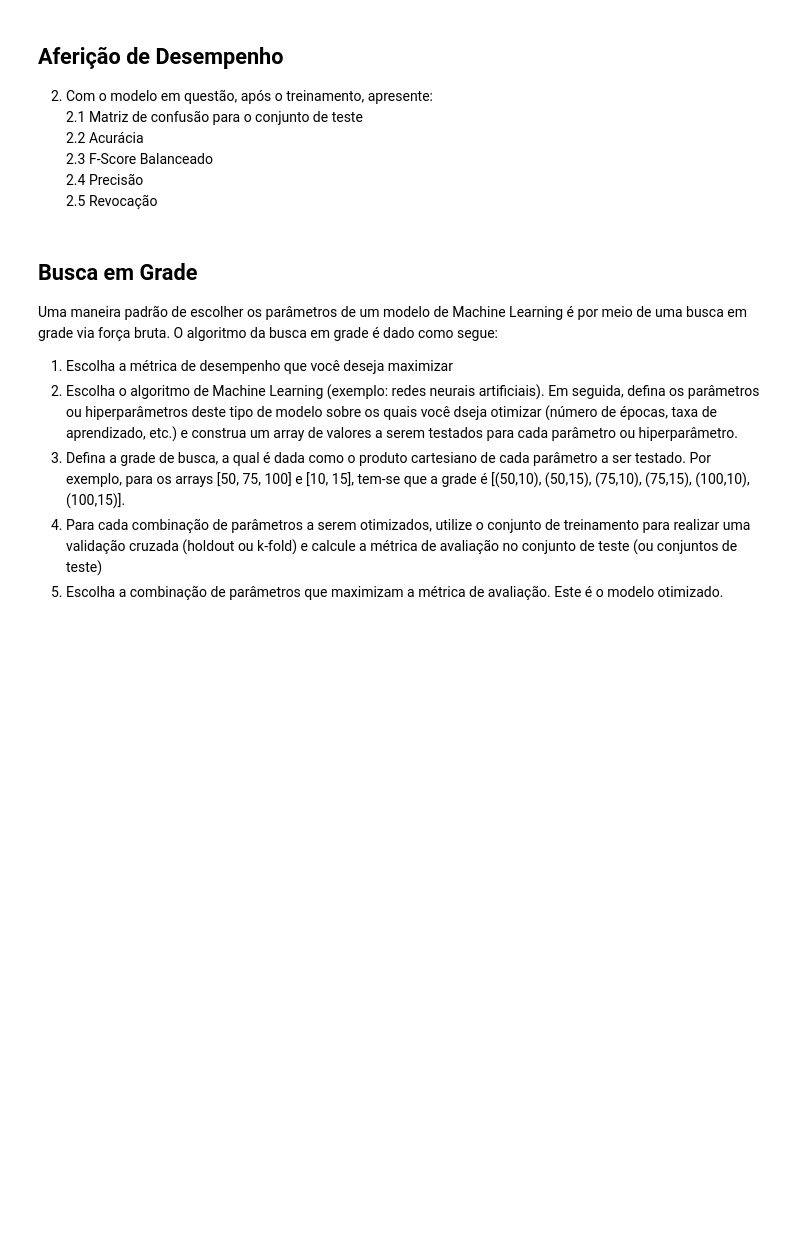
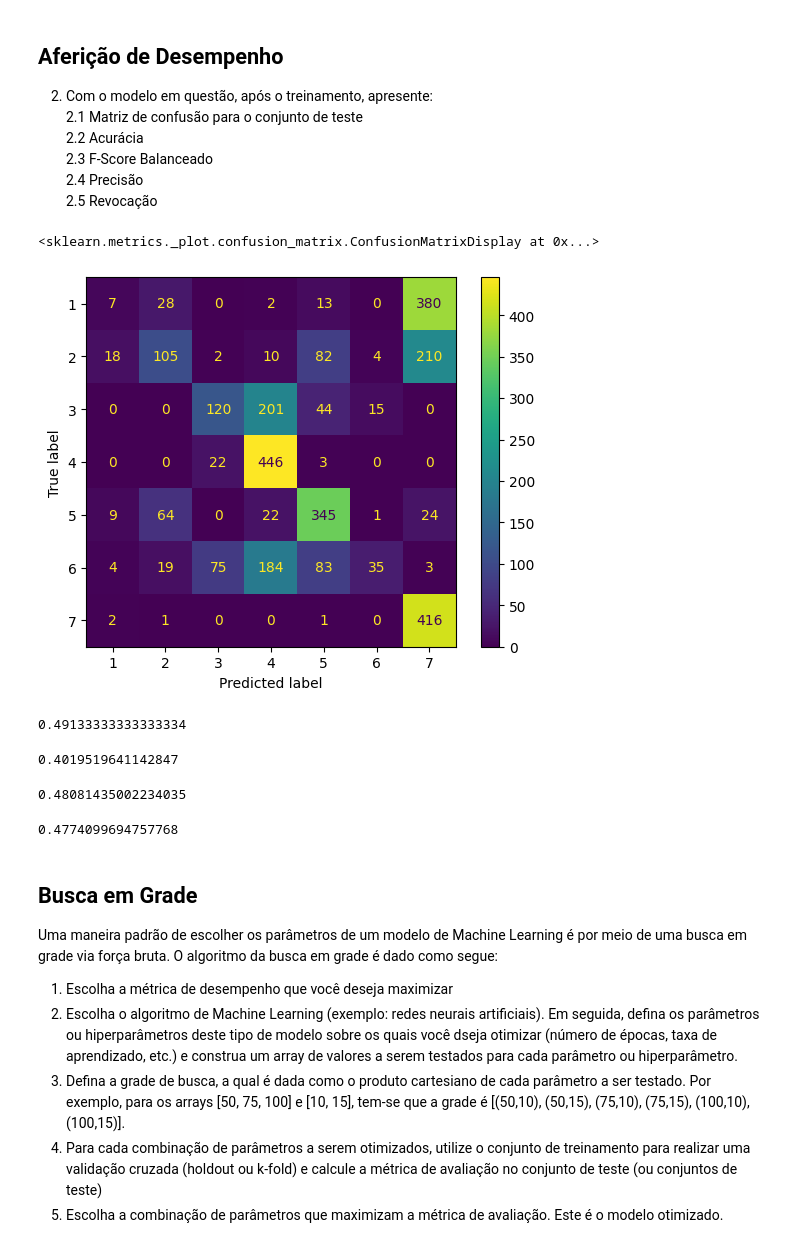
Before and after one commit to AurelioAquino92/ia-aplicada-uea, a Jupyter notebook: cobertura_florestal/iaa-2024-problema4.ipynb, the cells around one changed output. Saved outputs shown, nothing was run; the diff lists cells and outputs as text; code cells hidden in the pictures; blank space fills up the shorter version.

```diff
--- a/cobertura_florestal/iaa-2024-problema4.ipynb
+++ b/cobertura_florestal/iaa-2024-problema4.ipynb
@@ -50,3 +95,7 @@ df = pd.read_csv('/content/drive/My Drive/iaa/covtype2.csv', sep = ',')
+# %%
+Y = df['Cover_Type']
+# %%
+X_train, X_test, Y_train, Y_test = train_test_split(X, Y, test_size=0.3)
 # %% [markdown]
 ### Treinamento de uma RNA MLP para o problema
 
@@ -55,3 +104,7 @@ df = pd.read_csv('/content/drive/My Drive/iaa/covtype2.csv', sep = ',')
     1.2 Utilize o solver Adam
     1.3 Imprima o passo a passo do treinamento
     1.4 Utilize o número máximo de épocas igual a 100
+# %%
+modelo = MLPClassifier(hidden_layer_sizes=(10,), activation='relu', solver='adam', verbose=True, max_iter=100)
+# %%
+modelo.fit(X_train, Y_train)
@@ -64,6 +136,28 @@ df = pd.read_csv('/content/drive/My Drive/iaa/covtype2.csv', sep = ',')
     2.3 F-Score Balanceado
     2.4 Precisão
     2.5 Revocação
+# %%
+Y_prev = modelo.predict(X_test)
+ConfusionMatrixDisplay.from_predictions(Y_test, Y_prev)
+# %% [output]
+<sklearn.metrics._plot.confusion_matrix.ConfusionMatrixDisplay at 0x...>
+[figure, added]
+# %%
+accuracy_score(Y_test, Y_prev)
+# %% [output]
+0.49133333333333334
+# %%
+f1_score(Y_test, Y_prev, average='macro')
+# %% [output]
+0.4019519641142847
+# %%
+precision_score(Y_test, Y_prev, average='macro')
+# %% [output]
+0.48081435002234035
+# %%
+recall_score(Y_test, Y_prev, average='macro')
+# %% [output]
+0.4774099694757768
 # %% [markdown]
 ## Busca em Grade
 
```
Also changed, not shown: parts of 14 cells of this notebook.
